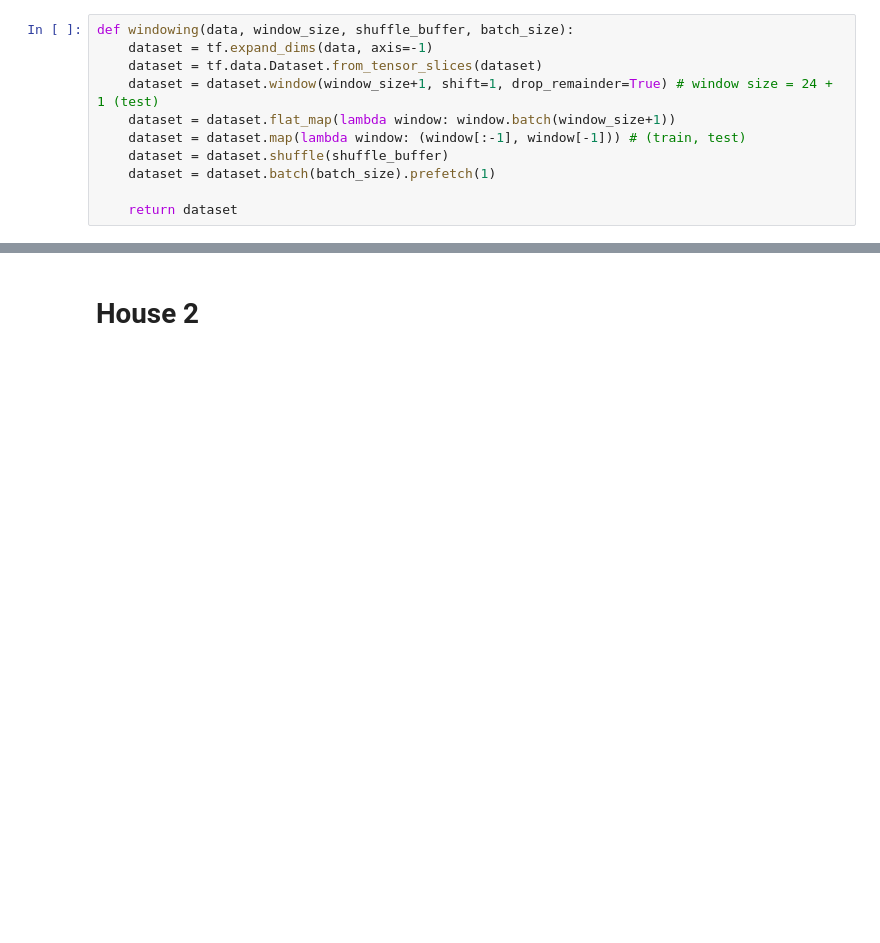
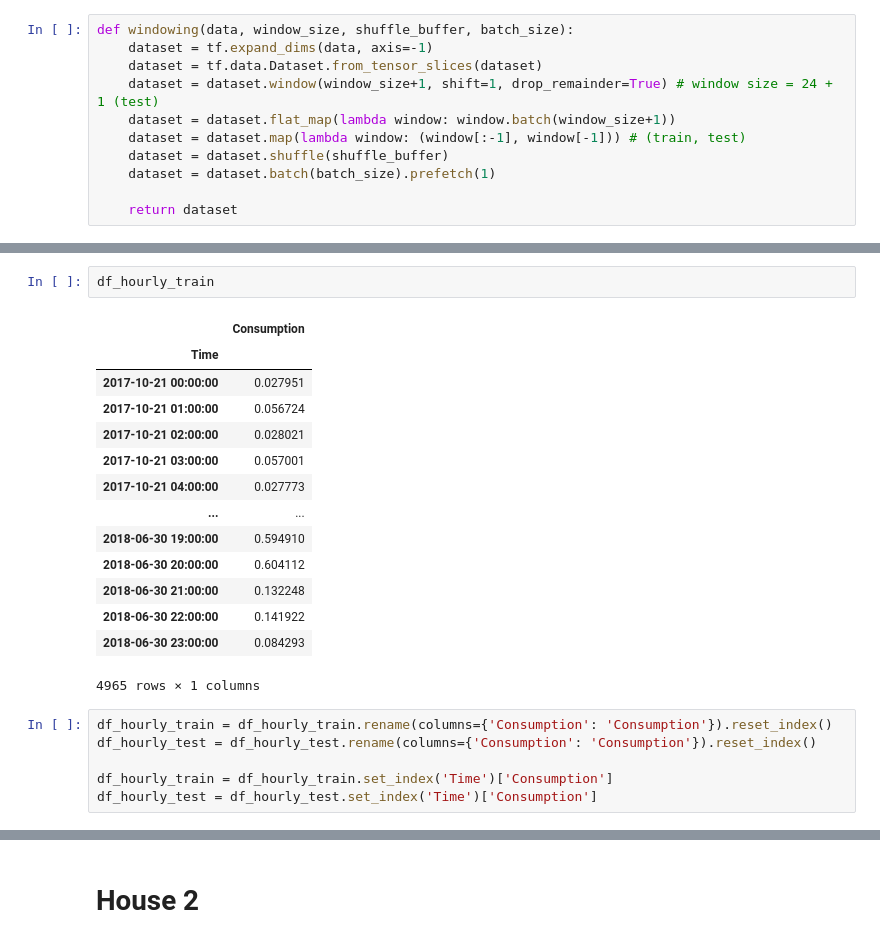
Before and after one commit to filipxg/Neighborhood-Electricity-Simulation, a Jupyter notebook: Notebooks/HousePrediction.ipynb, the cells around one changed output, grey strips where cells are left out. Drawn from its saved outputs; the diff is of its cells as text; blank space fills up the shorter version.

```diff
--- a/Notebooks/HousePrediction.ipynb
+++ b/Notebooks/HousePrediction.ipynb
@@ -62,0 +116,23 @@ def windowing(data, window_size, shuffle_buffer, batch_size):
+# %%
+df_hourly_train
+# %% [output]
+|  | Consumption |
+| Time |  |
+| 2017-10-21 00:00:00 | 0.027951 |
+| 2017-10-21 01:00:00 | 0.056724 |
+| 2017-10-21 02:00:00 | 0.028021 |
+| 2017-10-21 03:00:00 | 0.057001 |
+| 2017-10-21 04:00:00 | 0.027773 |
+| ... | ... |
+| 2018-06-30 19:00:00 | 0.594910 |
+| 2018-06-30 20:00:00 | 0.604112 |
+| 2018-06-30 21:00:00 | 0.132248 |
+| 2018-06-30 22:00:00 | 0.141922 |
+| 2018-06-30 23:00:00 | 0.084293 |
+4965 rows × 1 columns
+# %%
+df_hourly_train = df_hourly_train.rename(columns={'Consumption': 'Consumption'}).reset_index()
+df_hourly_test = df_hourly_test.rename(columns={'Consumption': 'Consumption'}).reset_index()
+
+df_hourly_train = df_hourly_train.set_index('Time')['Consumption']
+df_hourly_test = df_hourly_test.set_index('Time')['Consumption']
```
Also changed, not shown: parts of 26 cells of this notebook, 6 other files.
